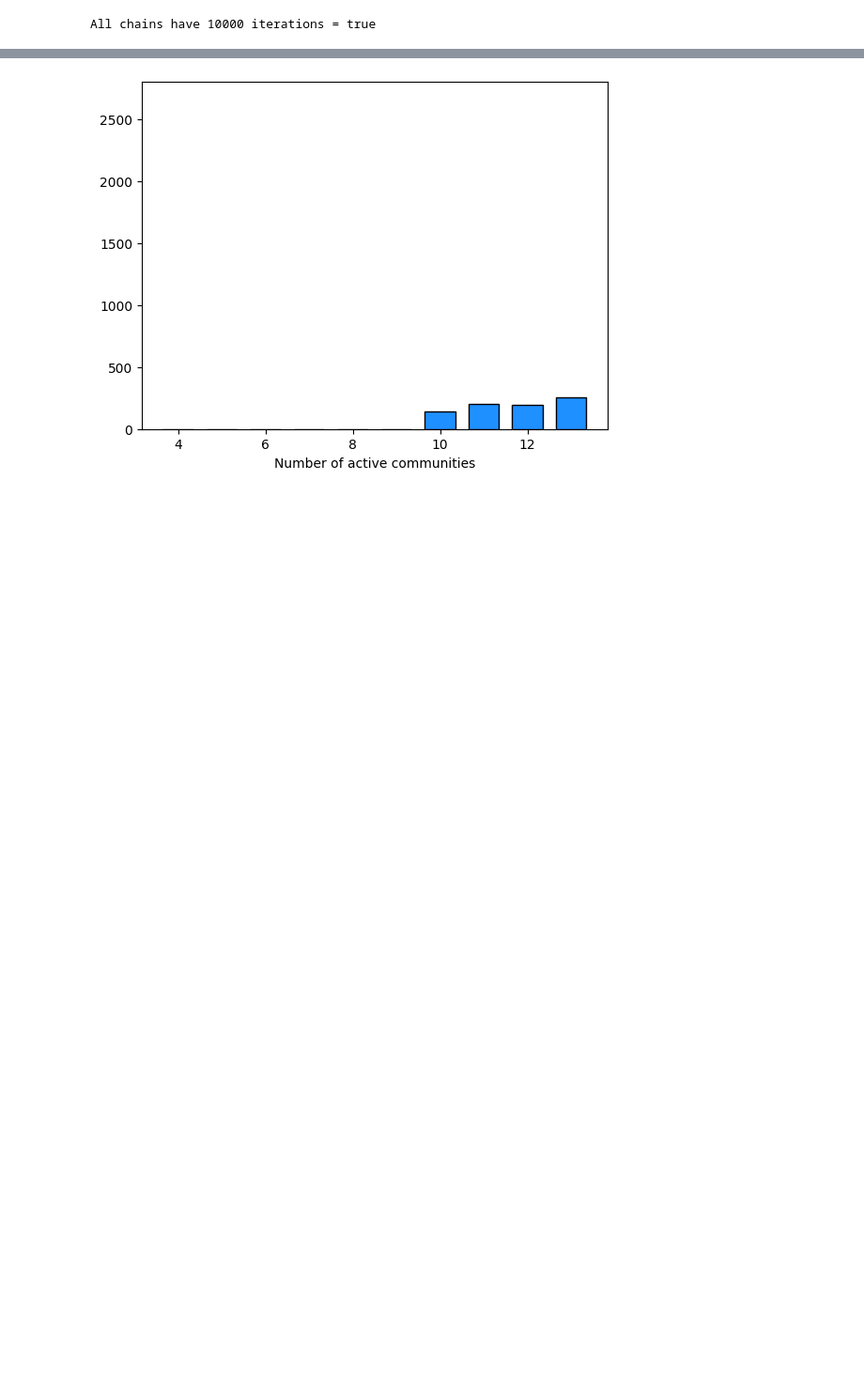
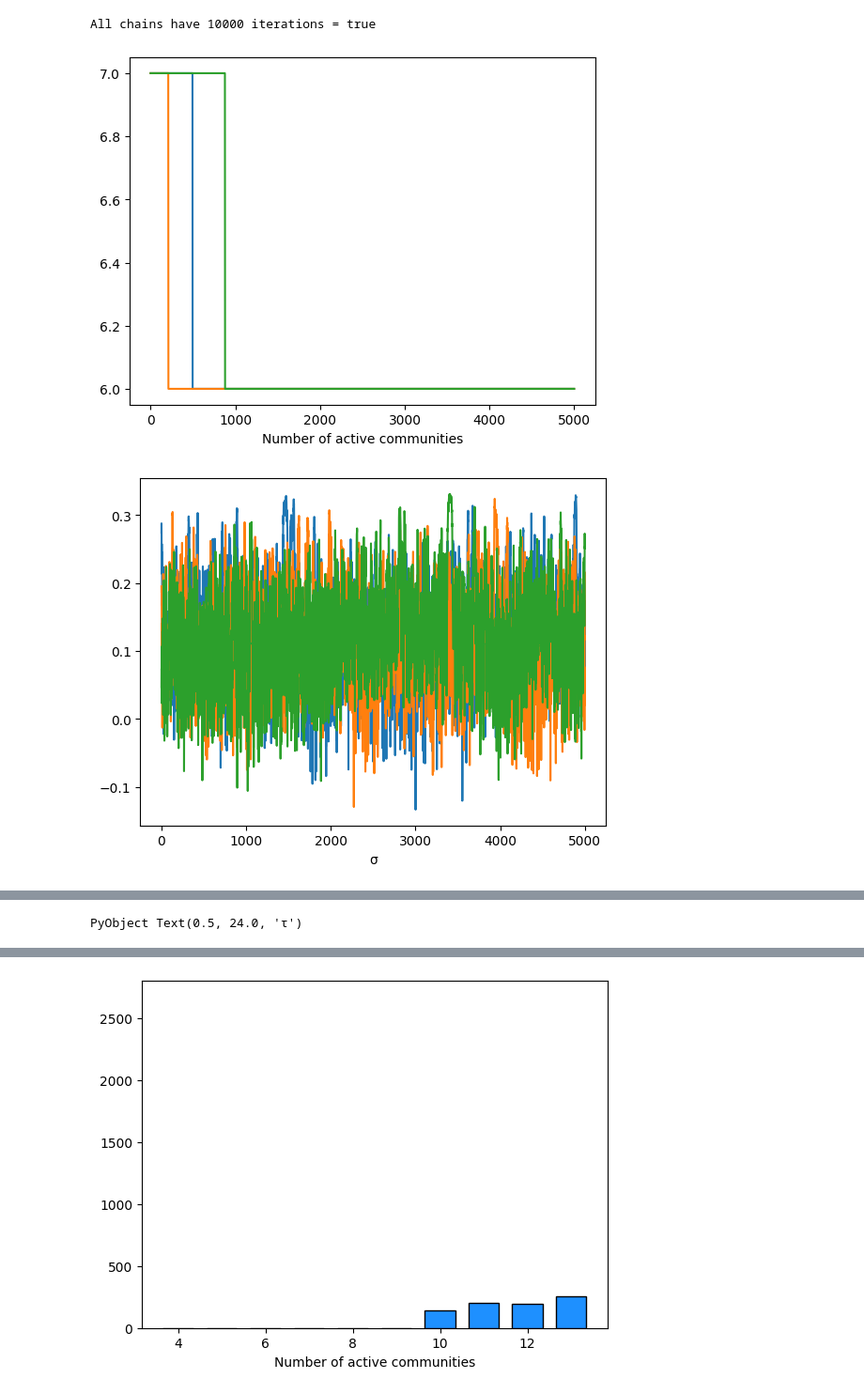
Before and after one commit to OxCSML-BayesNP/BNP_factorization_last, a Jupyter notebook: plot_results.ipynb, the cells around one changed output, grey strips where cells are left out. Shown: that part at 94% size. Saved outputs shown, nothing was run; the diff lists cells and outputs as text; code cells hidden in the pictures; blank space fills up the shorter version.

Commit message:
new alpha

```diff
--- a/plot_results.ipynb
+++ b/plot_results.ipynb
@@ -88,0 +83,27 @@ alpha_array = vcat([chain[burn:T] for chain in values(alpha_list)]...);
+# %%
+PyPlot.figure(figsize=(6.40,4.80))
+for chain in values(n_active_list)
+    PyPlot.plot(chain[burn:T])
+end
+PyPlot.xlabel("Number of active communities")
+
+PyPlot.figure(figsize=(6.40,4.80))
+for chain in values(sigma_list)
+    PyPlot.plot(chain[burn:T])
+end
+PyPlot.xlabel("σ")
+
+PyPlot.figure(figsize=(6.40,4.80))
+for chain in values(alpha_list)
+    PyPlot.plot(chain[burn:T])
+end
+PyPlot.xlabel("α")
+
+PyPlot.figure(figsize=(6.40,4.80))
+for chain in values(tau_list)
+    PyPlot.plot(chain[burn:T])
+end
+PyPlot.xlabel("τ")
+# %% [output]
+[figure, added]
+[figure, added]
@@ -89,3 +112,4 @@ alpha_array = vcat([chain[burn:T] for chain in values(alpha_list)]...);
+PyObject Text(0.5, 24.0, 'τ')
 # %%
 # Plot histograms
 # Small
```
Also changed, not shown: parts of 5 cells of this notebook, 7 other files.
